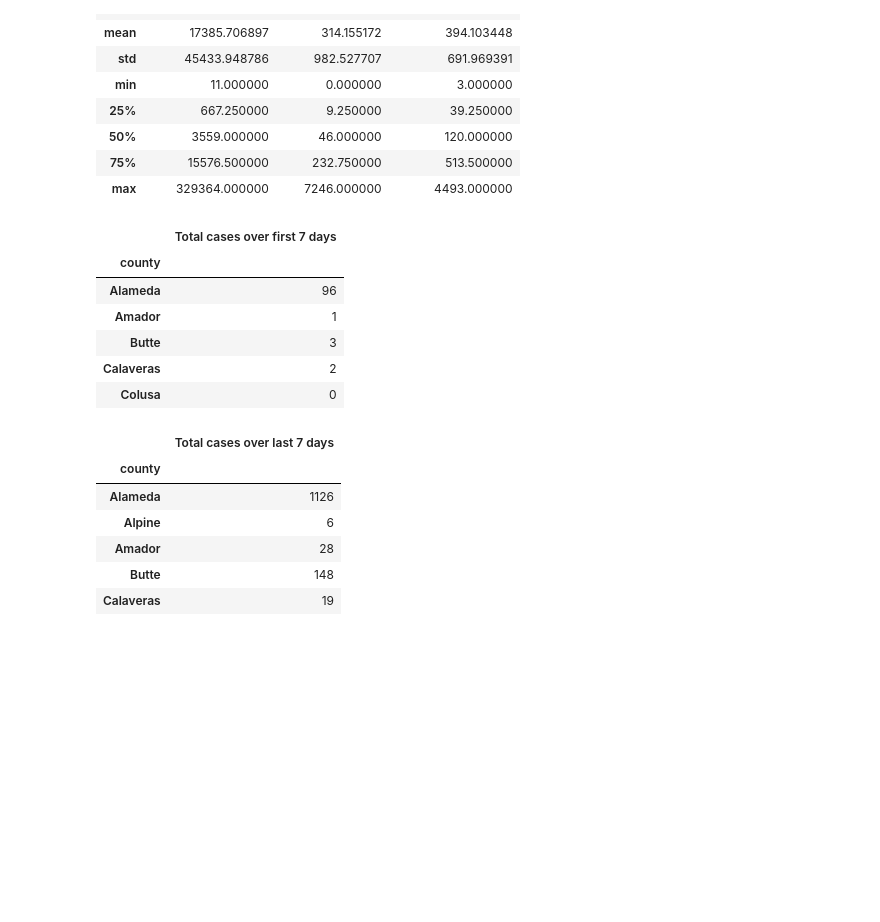
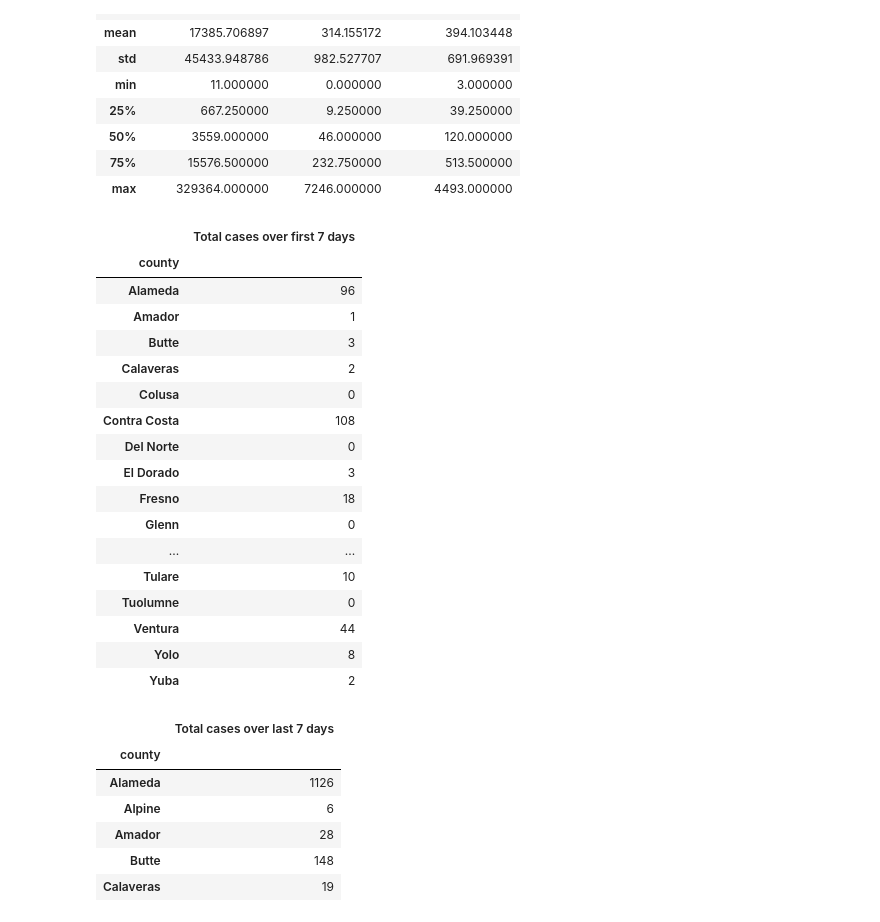
Before and after one commit to rteves0914/COVID_analysis, a Jupyter notebook: county_data.ipynb, the cells around one changed output. Drawn from its saved outputs; the diff is of its cells as text; code cells hidden in the pictures; blank space fills up the shorter version.

```diff
--- a/county_data.ipynb
+++ b/county_data.ipynb
@@ -94,21 +94,32 @@ county_df.describe()
 # %%
 # Create a data frame that shows the total number of cases for each county in the first seven days
 # Again drop the rows that say unassigned and out of country
 
 first_seven_df = df_by_county.loc[(df_by_county["date"] == "2020-03-18") | (df_by_county["date"] == "2020-03-19") | (df_by_county["date"] == "2020-03-20") | (df_by_county["date"] == "2020-03-21") | (df_by_county["date"] == "2020-03-22") | (df_by_county["date"] == "2020-03-23") | (df_by_county["date"] == "2020-03-24")]
 first_seven_df = first_seven_df.groupby(["county"]).sum()
 first_seven_df = first_seven_df[["newcountconfirmed"]]
 first_seven_df = first_seven_df.rename(columns={"newcountconfirmed":"Total cases over first 7 days"})
 first_seven = first_seven_df.drop(["Unassigned"])
-first_seven.head()
+first_seven
 # %% [output]
 |  | Total cases over first 7 days |
 | county |  |
 | Alameda | 96 |
 | Amador | 1 |
 | Butte | 3 |
 | Calaveras | 2 |
 | Colusa | 0 |
+| Contra Costa | 108 |
+| Del Norte | 0 |
+| El Dorado | 3 |
+| Fresno | 18 |
+| Glenn | 0 |
+| ... | ... |
+| Tulare | 10 |
+| Tuolumne | 0 |
+| Ventura | 44 |
+| Yolo | 8 |
+| Yuba | 2 |
 # %%
 # Create a data frame that shows the total number of cases for each county in the last seven days
 # Again drop the rows that say unassigned and out of country
```
Also changed, not shown: parts of 1 cell of this notebook, 8 other files.
